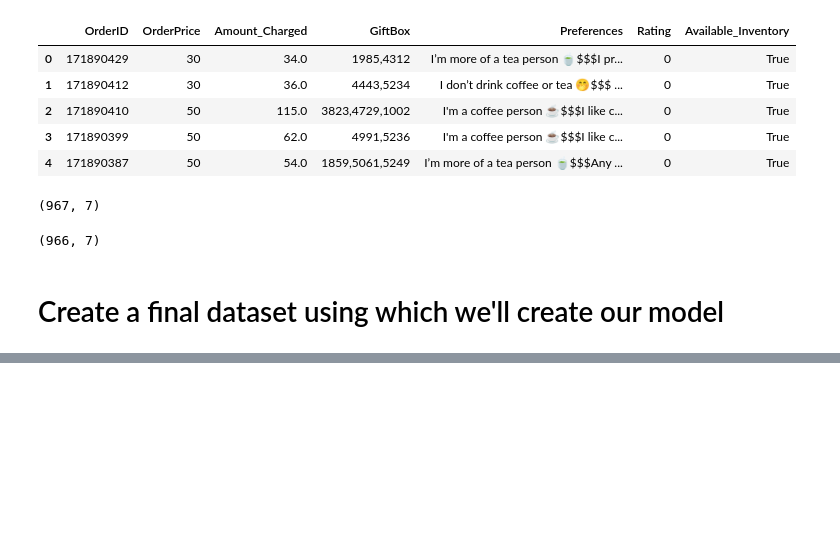
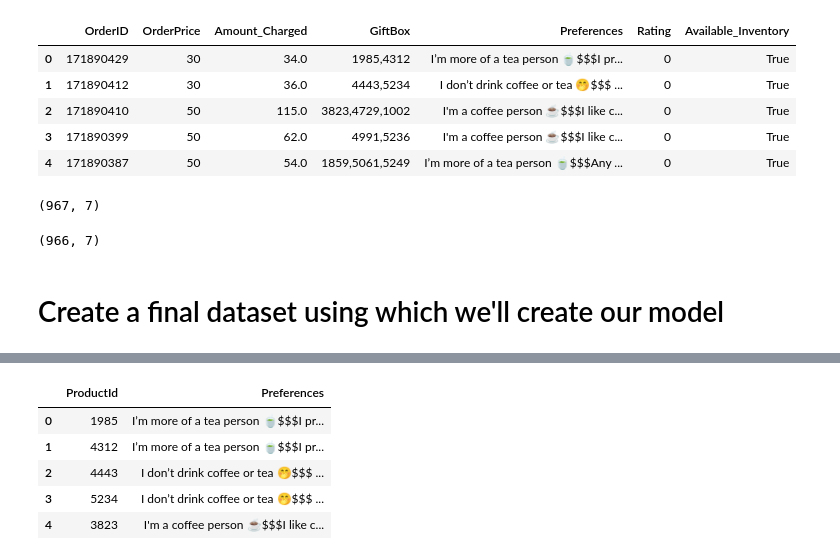
Before and after one commit to yash0307jain/curated-gift-boxes, a Jupyter notebook: data_analysis.ipynb, the cells around one changed output, grey strips where cells are left out. Cells and saved outputs as stored; diff of their text form; code cells hidden in the pictures; blank space fills up the shorter version.

```diff
--- a/data_analysis.ipynb
+++ b/data_analysis.ipynb
@@ -310,0 +341,9 @@ df_legacy.shape
+# %%
+df_final.head()
+# %% [output]
+|  | ProductId | Preferences |
+| 0 | 1985 | I’m more of a tea person 🍵$$$I pr... |
+| 1 | 4312 | I’m more of a tea person 🍵$$$I pr... |
+| 2 | 4443 | I don’t drink coffee or tea 🤭$$$ ... |
+| 3 | 5234 | I don’t drink coffee or tea 🤭$$$ ... |
+| 4 | 3823 | I'm a coffee person ☕️$$$I like c... |
```
Also changed, not shown: parts of 21 cells of this notebook.
